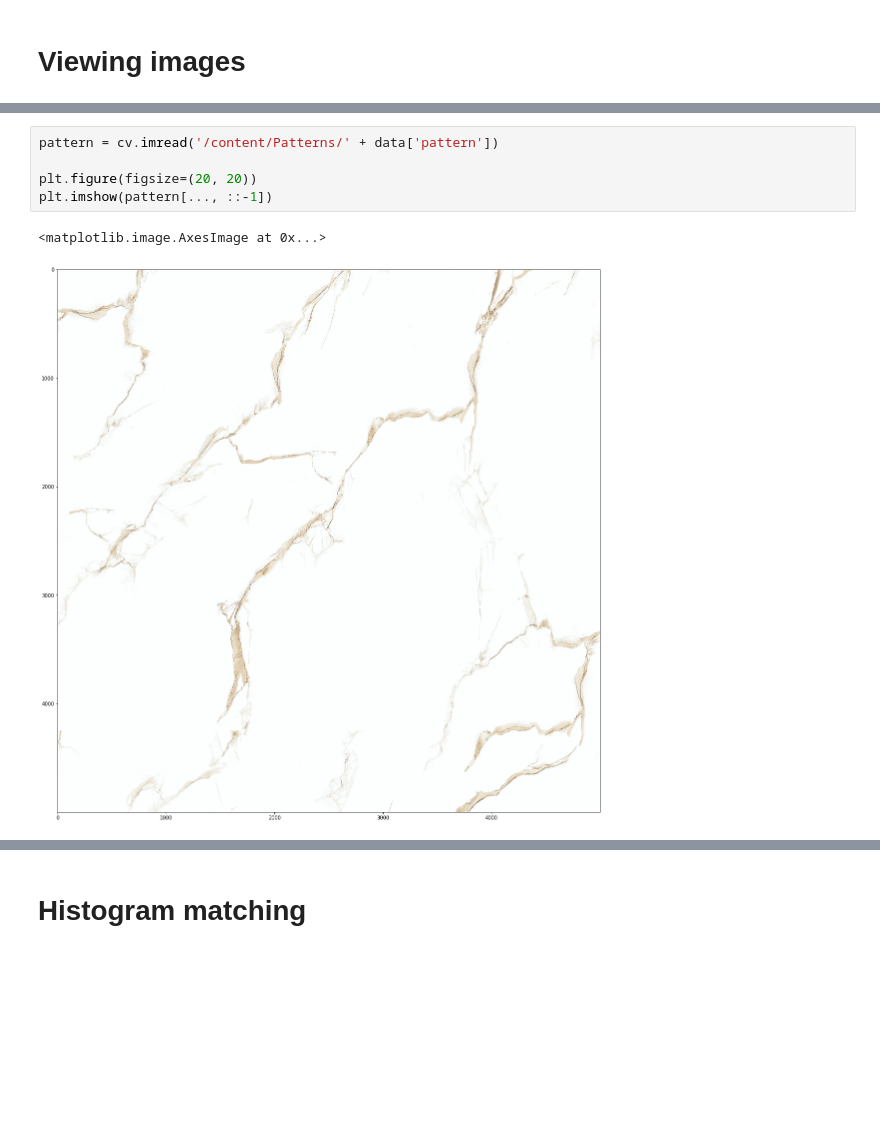
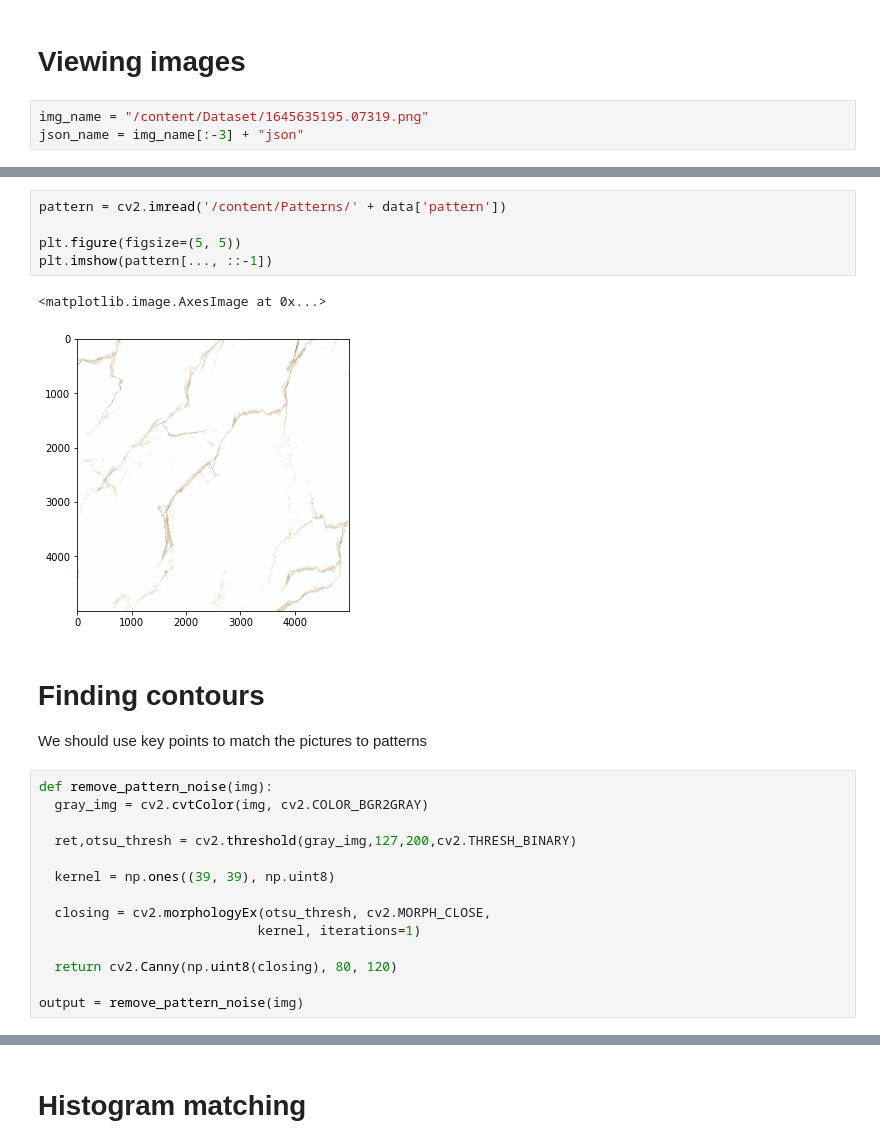
Before and after one commit to parsaeisa/computer_vision_project, a Jupyter notebook: CV_Project_Template.ipynb, the cells around one changed output, grey strips where cells are left out. Saved outputs shown, nothing was run; the diff lists cells and outputs as text; blank space fills up the shorter version.

```diff
--- a/CV_Project_Template.ipynb
+++ b/CV_Project_Template.ipynb
@@ -22,5 +21,8 @@ json_name = img_name[:-3] + "json"
 # %% [markdown]
 # Viewing images
+# %%
+img_name = "/content/Dataset/1645635195.07319.png"
+json_name = img_name[:-3] + "json"
 # %%
 img = cv2.imread(img_name)
 
@@ -43,8 +45,25 @@ for shape in data["shapes"]:
 # %%
-pattern = cv.imread('/content/Patterns/' + data['pattern'])
+pattern = cv2.imread('/content/Patterns/' + data['pattern'])
 
-plt.figure(figsize=(20, 20))
+plt.figure(figsize=(5, 5))
 plt.imshow(pattern[..., ::-1])
 # %% [output]
 <matplotlib.image.AxesImage at 0x...>
-[figure, old version]
+[figure, new version]
+# %% [markdown]
+# Finding contours
+We should use key points to match the pictures to patterns
+# %%
+def remove_pattern_noise(img):
+  gray_img = cv2.cvtColor(img, cv2.COLOR_BGR2GRAY)
+
+  ret,otsu_thresh = cv2.threshold(gray_img,127,200,cv2.THRESH_BINARY)
+
+  kernel = np.ones((39, 39), np.uint8)
+
+  closing = cv2.morphologyEx(otsu_thresh, cv2.MORPH_CLOSE,
+                            kernel, iterations=1)
+
+  return cv2.Canny(np.uint8(closing), 80, 120)
+
+output = remove_pattern_noise(img)
```
Also changed, not shown: parts of 24 cells of this notebook.
